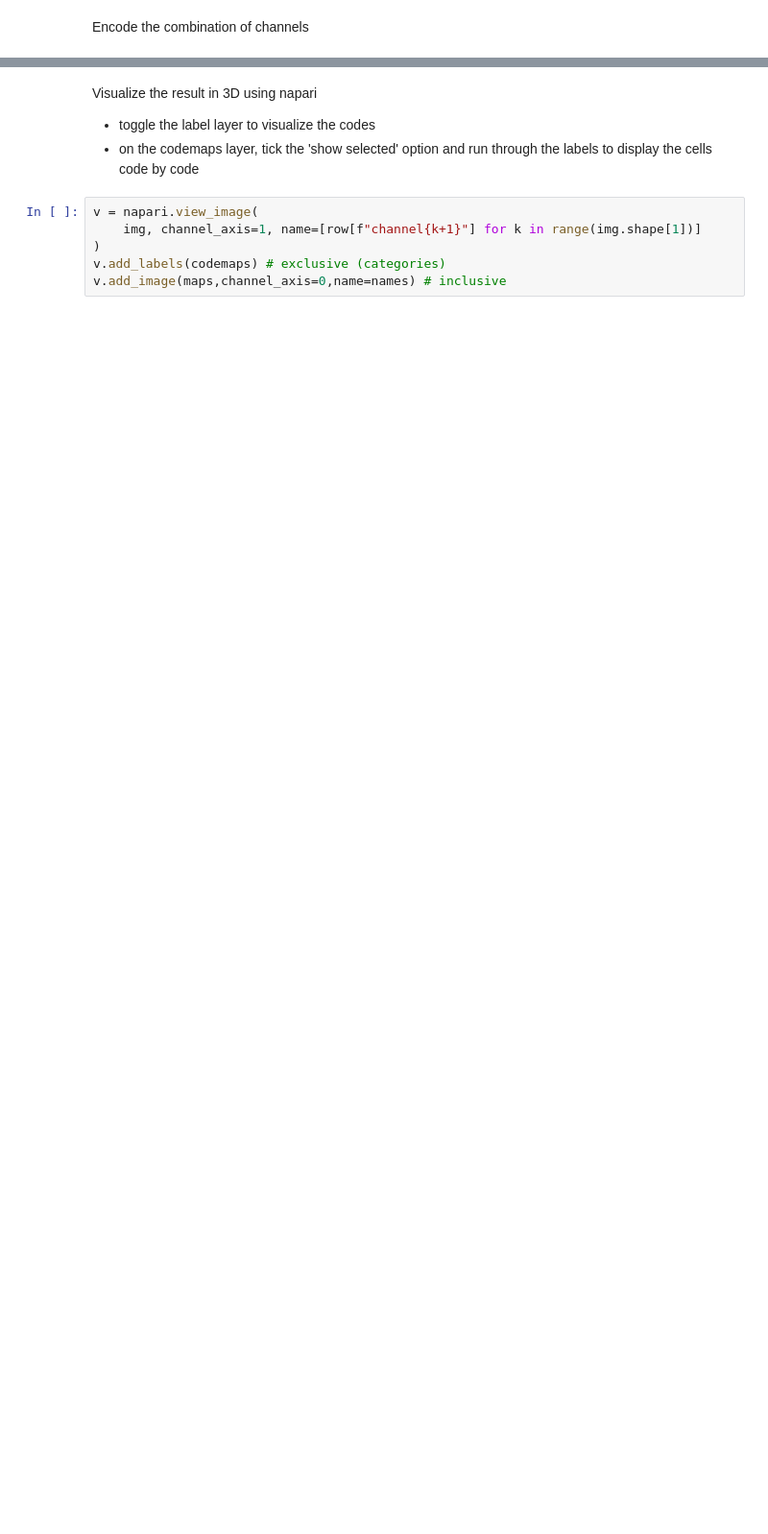
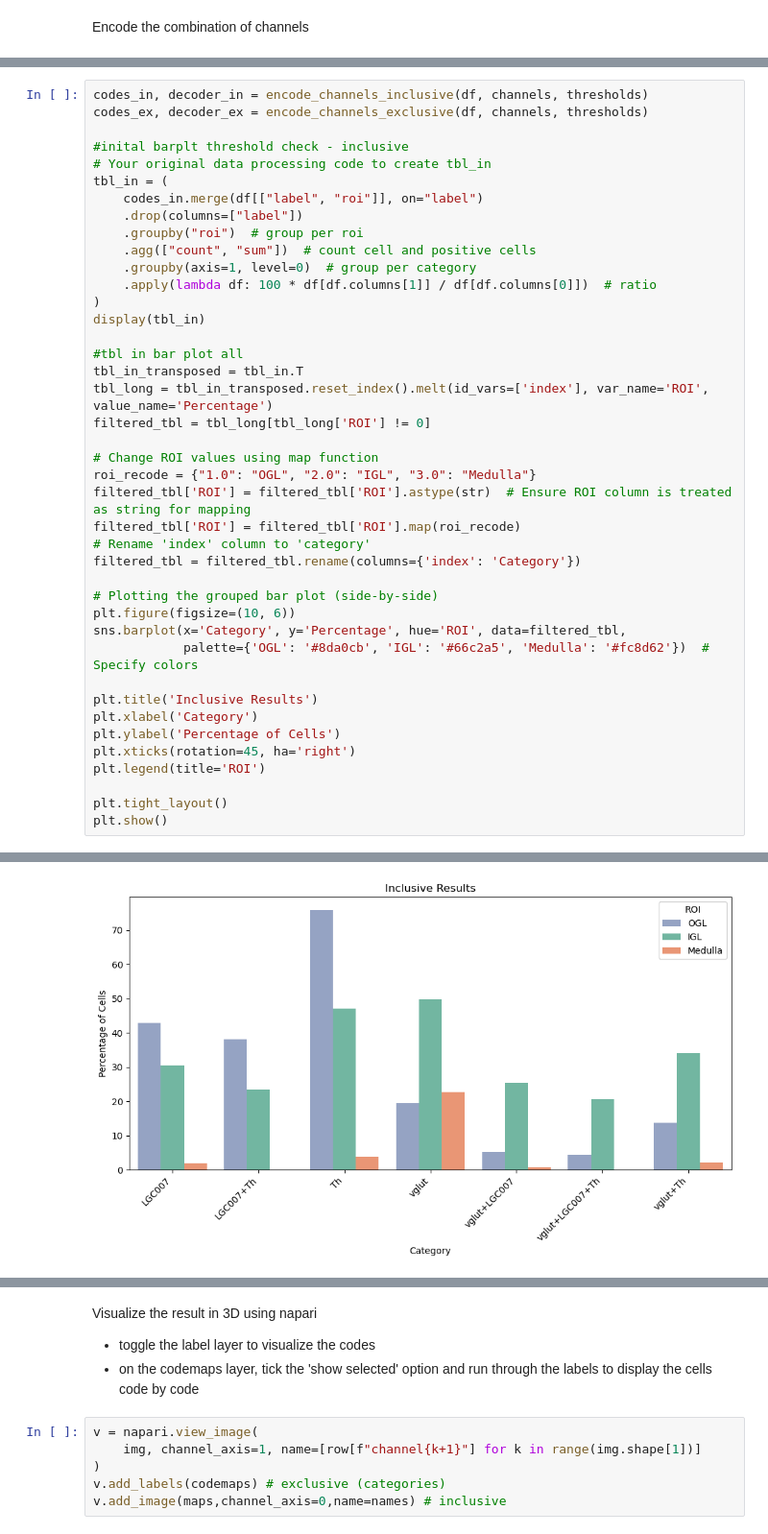
Before and after one commit to jboulanger/fish-octopus, a Jupyter notebook: 4_Visualization.ipynb, the cells around one changed output, grey strips where cells are left out. Shown at 96% size. Cells and saved outputs as stored; diff of their text form; blank space fills up the shorter version.

```diff
--- a/4_Visualization.ipynb
+++ b/4_Visualization.ipynb
@@ -411,0 +388,42 @@ Compute the label code map for the exclusive labels (one single label map for en
+# %%
+codes_in, decoder_in = encode_channels_inclusive(df, channels, thresholds)
+codes_ex, decoder_ex = encode_channels_exclusive(df, channels, thresholds)
+
+#inital barplt threshold check - inclusive
+# Your original data processing code to create tbl_in
+tbl_in = (
+    codes_in.merge(df[["label", "roi"]], on="label")
+    .drop(columns=["label"])
+    .groupby("roi")  # group per roi
+    .agg(["count", "sum"])  # count cell and positive cells
+    .groupby(axis=1, level=0)  # group per category
+    .apply(lambda df: 100 * df[df.columns[1]] / df[df.columns[0]])  # ratio
+)
+display(tbl_in)
+
+#tbl in bar plot all
+tbl_in_transposed = tbl_in.T
+tbl_long = tbl_in_transposed.reset_index().melt(id_vars=['index'], var_name='ROI', value_name='Percentage')
+filtered_tbl = tbl_long[tbl_long['ROI'] != 0]
+
+# Change ROI values using map function
+roi_recode = {"1.0": "OGL", "2.0": "IGL", "3.0": "Medulla"}
+filtered_tbl['ROI'] = filtered_tbl['ROI'].astype(str)  # Ensure ROI column is treated as string for mapping
+filtered_tbl['ROI'] = filtered_tbl['ROI'].map(roi_recode)
+# Rename 'index' column to 'category'
+filtered_tbl = filtered_tbl.rename(columns={'index': 'Category'})
+
+# Plotting the grouped bar plot (side-by-side)
+plt.figure(figsize=(10, 6))
+sns.barplot(x='Category', y='Percentage', hue='ROI', data=filtered_tbl,
+            palette={'OGL': '#8da0cb', 'IGL': '#66c2a5', 'Medulla': '#fc8d62'})  # Specify colors
+
+plt.title('Inclusive Results')
+plt.xlabel('Category')
+plt.ylabel('Percentage of Cells')
+plt.xticks(rotation=45, ha='right')
+plt.legend(title='ROI')
+
+plt.tight_layout()
+plt.show()
+# %% [output]
@@ -411,0 +446 @@ Compute the label code map for the exclusive labels (one single label map for en
+[figure, added]
```
Also changed, not shown: parts of 31 cells of this notebook.
